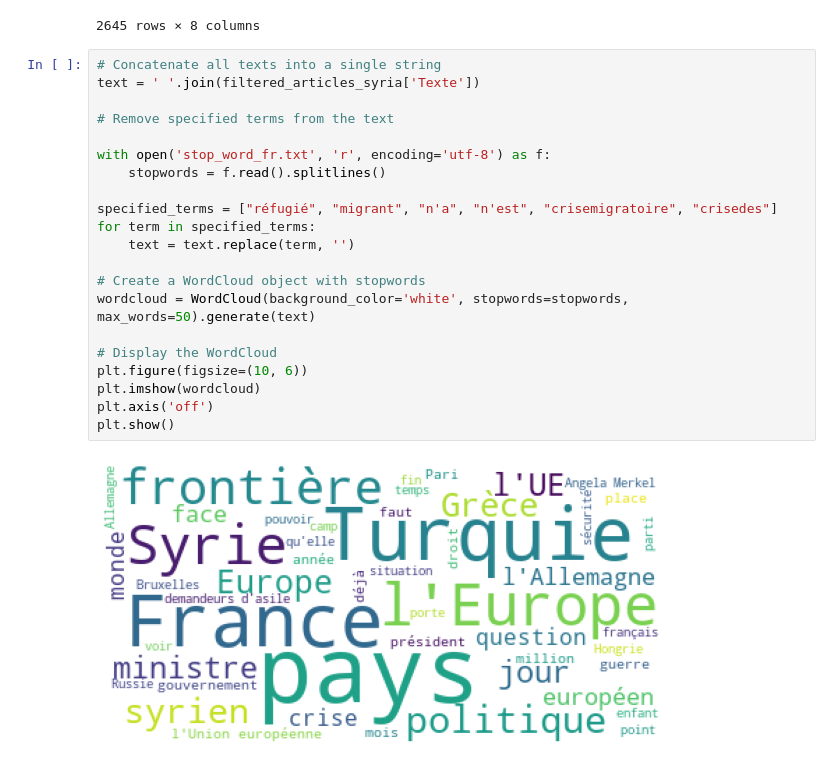
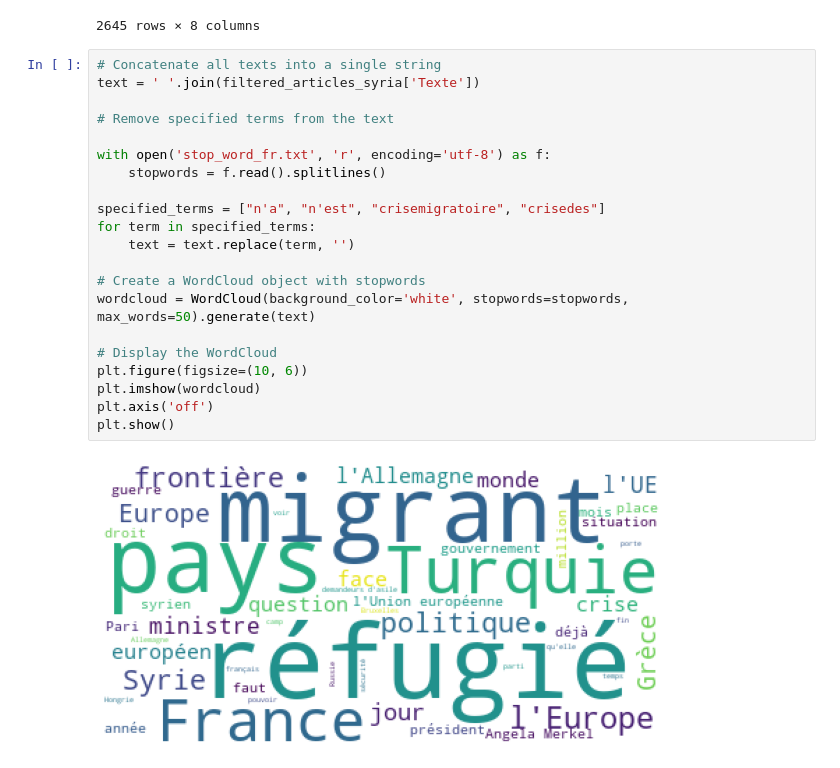
Before and after one commit to cmllbll/Projet_DSSS_2023, a Jupyter notebook: Dataset_France.ipynb, the cells around one changed output. Drawn from its saved outputs; the diff is of its cells as text.

```diff
--- a/Dataset_France.ipynb
+++ b/Dataset_France.ipynb
@@ -979,23 +979,23 @@ filtered_articles_syria
 # %%
 # Concatenate all texts into a single string
 text = ' '.join(filtered_articles_syria['Texte'])
 
 # Remove specified terms from the text
 
 with open('stop_word_fr.txt', 'r', encoding='utf-8') as f:
     stopwords = f.read().splitlines()
 
-specified_terms = ["réfugié", "migrant", "n'a", "n'est", "crisemigratoire", "crisedes"]
+specified_terms = ["n'a", "n'est", "crisemigratoire", "crisedes"]
 for term in specified_terms:
     text = text.replace(term, '')
 
 # Create a WordCloud object with stopwords
 wordcloud = WordCloud(background_color='white', stopwords=stopwords, max_words=50).generate(text)
 
 # Display the WordCloud
 plt.figure(figsize=(10, 6))
 plt.imshow(wordcloud)
 plt.axis('off')
 plt.show()
 # %% [output]
-[figure, old version]
+[figure, new version]
```
Also changed, not shown: parts of 4 cells of this notebook.
